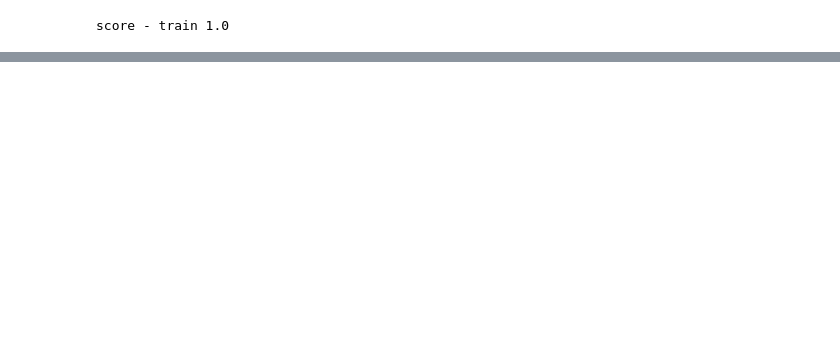
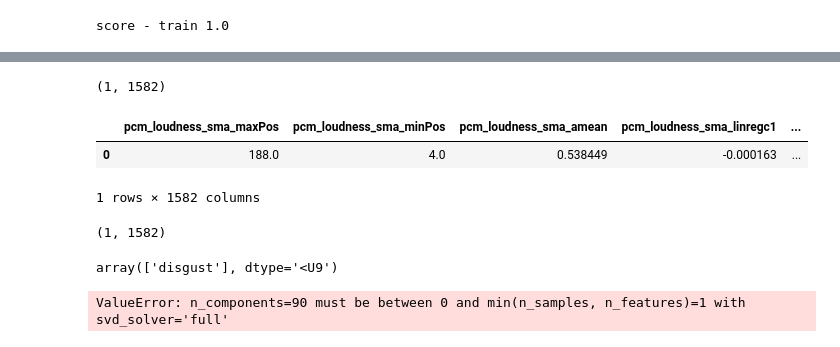
Before and after one commit to faisaltechvantage/Emotion, a Jupyter notebook: EmotionGithub/from_scratch.ipynb, the cells around one changed output, grey strips where cells are left out. Drawn from its saved outputs; the diff is of its cells as text; code cells hidden in the pictures; blank space fills up the shorter version.

```diff
--- a/EmotionGithub/from_scratch.ipynb
+++ b/EmotionGithub/from_scratch.ipynb
@@ -225,0 +303,10 @@ FileNotFoundError: [WinError 2] The system cannot find the file specified
+# %%
+df.shape
+# %% [output]
+(1, 1582)
+# %%
+df
+# %% [output]
+|  | pcm_loudness_sma_maxPos | pcm_loudness_sma_minPos | pcm_loudness_sma_amean | pcm_loudness_sma_linregc1 | ... |
+| 0 | 188.0 | 4.0 | 0.538449 | -0.000163 | ... |
+1 rows × 1582 columns
@@ -225,0 +316,4 @@ FileNotFoundError: [WinError 2] The system cannot find the file specified
+# %%
+input_test.shape
+# %% [output]
+(1, 1582)
@@ -225,0 +322,8 @@ FileNotFoundError: [WinError 2] The system cannot find the file specified
+# %%
+classifier.predict(arr_subset)
+# %% [output]
+array(['disgust'], dtype='<U9')
+# %%
+input_test_pca= pca.fit_transform(input_test)
+# %% [output]
+ValueError: n_components=90 must be between 0 and min(n_samples, n_features)=1 with svd_solver='full'
```
Also changed, not shown: parts of 17 cells of this notebook, 5 other files.
